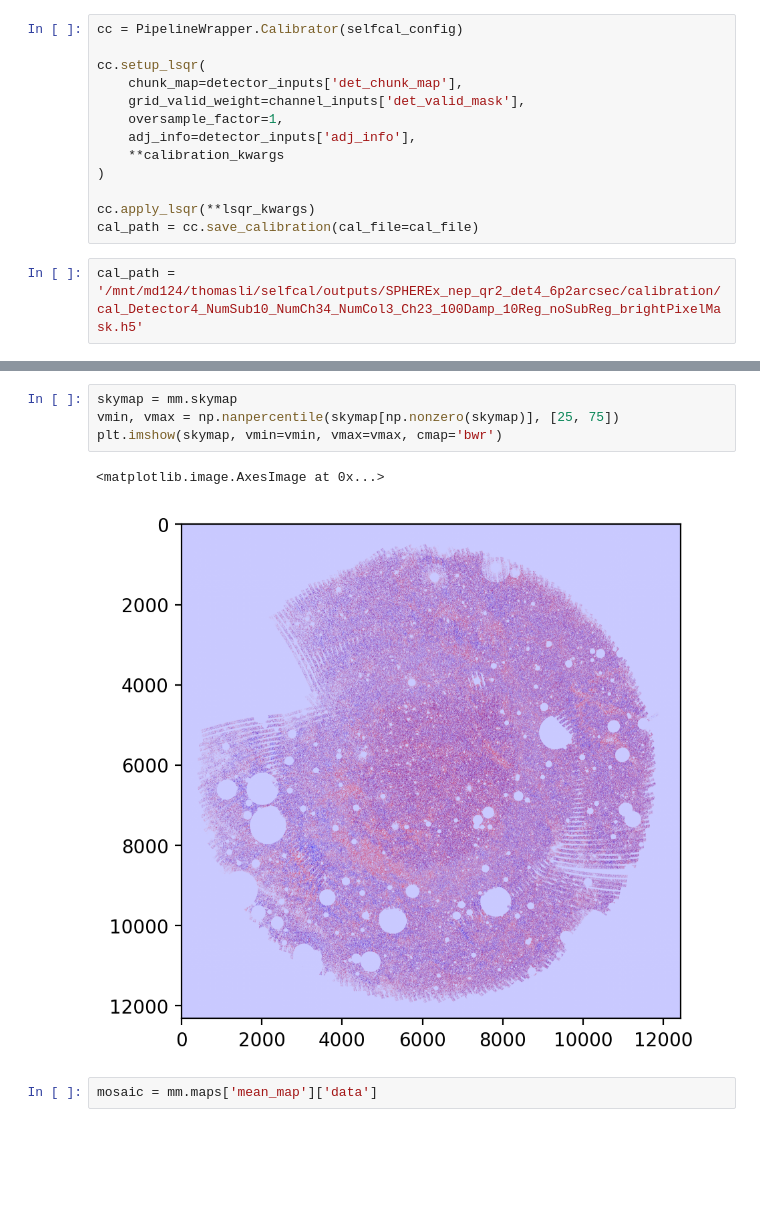
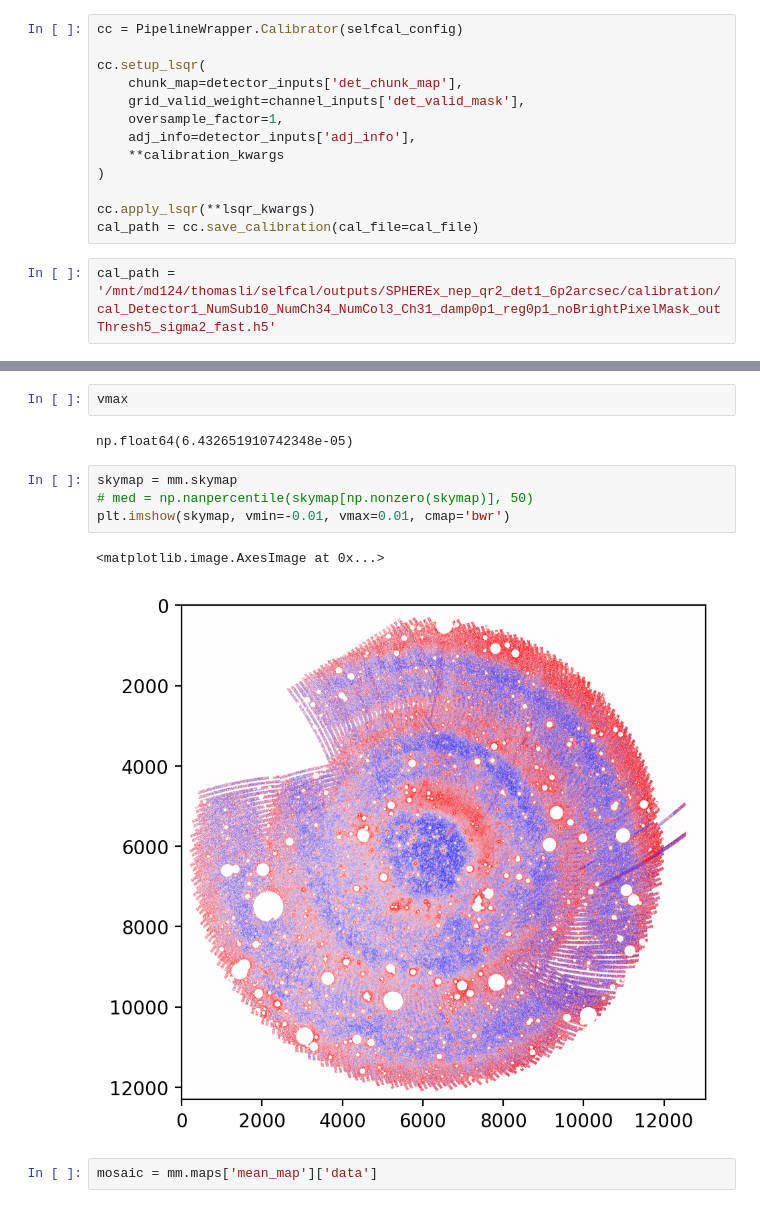
Before and after one commit to ThomasLiii/PySelfCal, a Jupyter notebook: notebooks/make_mosaics.ipynb, the cells around one changed output, grey strips where cells are left out. Cells and saved outputs as stored; diff of their text form; blank space fills up the shorter version.

```diff
--- a/notebooks/make_mosaics.ipynb
+++ b/notebooks/make_mosaics.ipynb
@@ -195,7 +214,7 @@ cc.setup_lsqr(
 cc.apply_lsqr(**lsqr_kwargs)
 cal_path = cc.save_calibration(cal_file=cal_file)
 # %%
-cal_path = '/mnt/md124/thomasli/selfcal/outputs/SPHEREx_nep_qr2_det4_6p2arcsec/calibration/cal_Detector4_NumSub10_NumCh34_NumCol3_Ch23_100Damp_10Reg_noSubReg_brightPixelMask.h5'
+cal_path = '/mnt/md124/thomasli/selfcal/outputs/SPHEREx_nep_qr2_det1_6p2arcsec/calibration/cal_Detector1_NumSub10_NumCh34_NumCol3_Ch31_damp0p1_reg0p1_noBrightPixelMask_outThresh5_sigma2_fast.h5'
 # %%
 mm = PipelineWrapper.Mosaicker(selfcal_config)
 mm.load_calibration(cal_path=cal_path)
@@ -221,10 +233,14 @@ plt.imshow(skymap, vmin=vmin, vmax=vmax, cmap='bwr')
+# %%
+vmax
+# %% [output]
+np.float64(6.432651910742348e-05)
 # %%
 skymap = mm.skymap
-vmin, vmax = np.nanpercentile(skymap[np.nonzero(skymap)], [25, 75])
-plt.imshow(skymap, vmin=vmin, vmax=vmax, cmap='bwr')
+# med = np.nanpercentile(skymap[np.nonzero(skymap)], 50)
+plt.imshow(skymap, vmin=-0.01, vmax=0.01, cmap='bwr')
 # %% [output]
 <matplotlib.image.AxesImage at 0x...>
-[figure, old version]
+[figure, new version]
 # %%
 mosaic = mm.maps['mean_map']['data']
 # %%
```
Also changed, not shown: parts of 9 cells of this notebook, 13 other files.
